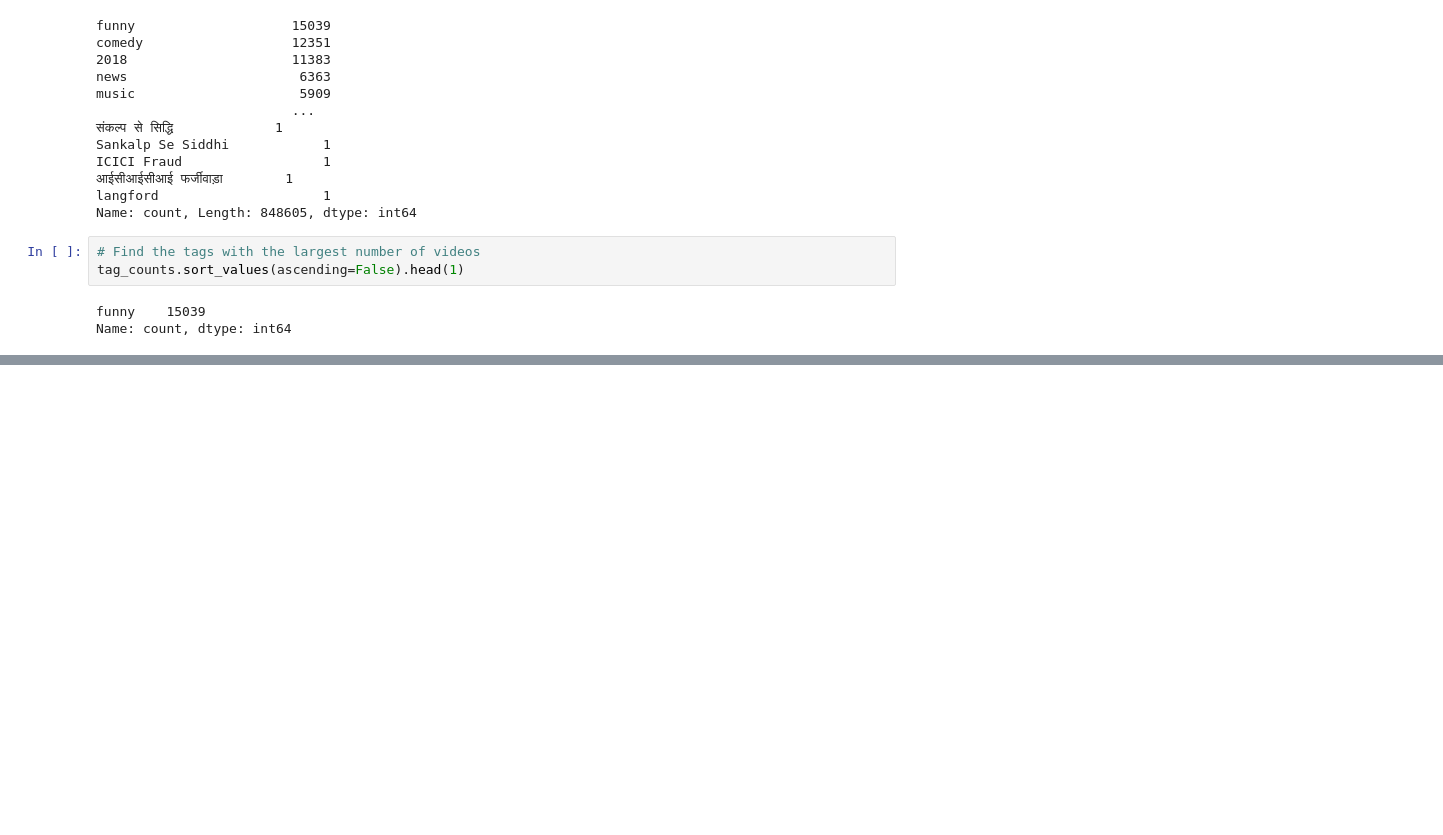
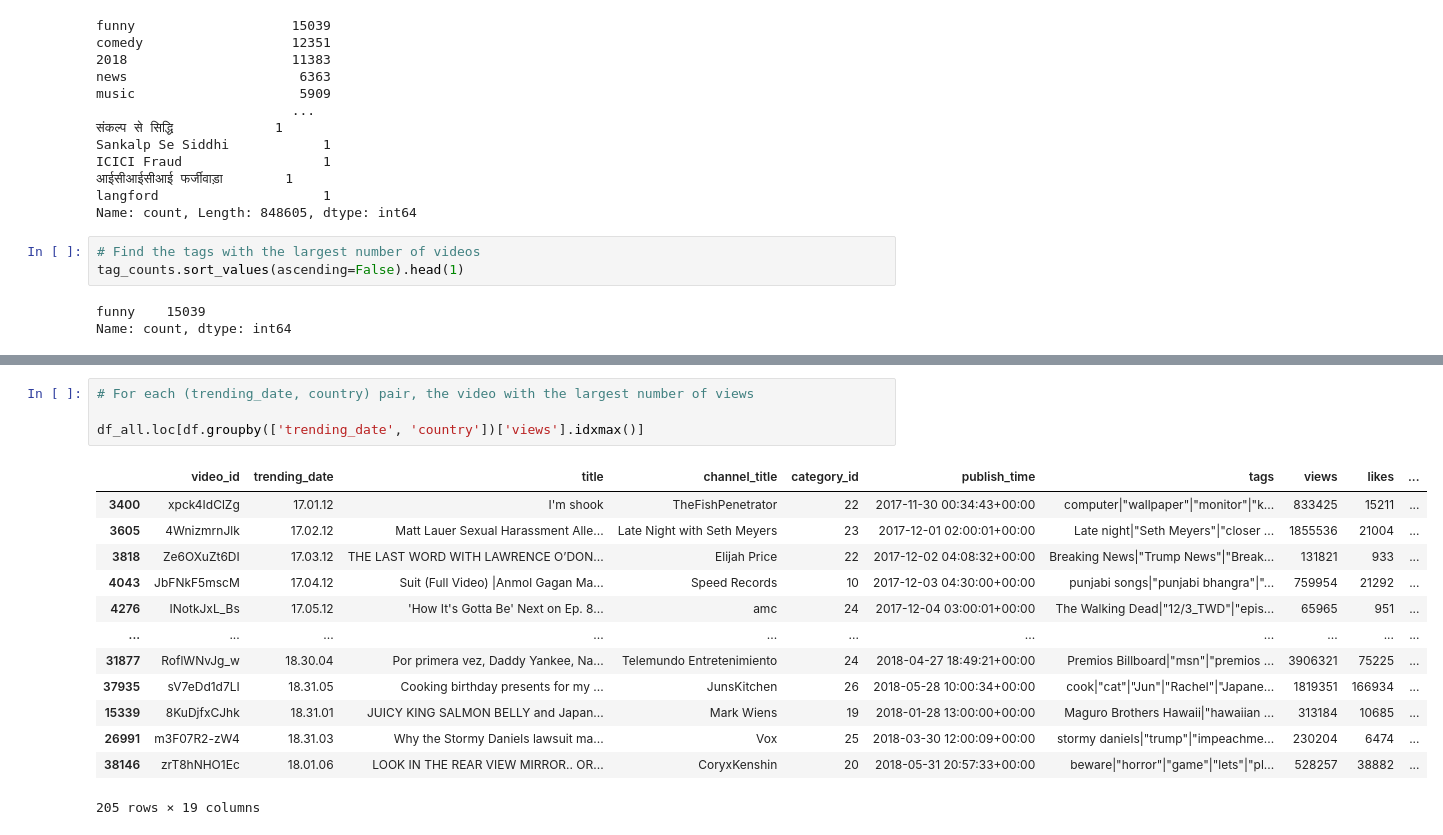
Before and after one commit to SaadUrRehmanBaig/foundation-of-computer-science-project, a Jupyter notebook: FOCS_project.ipynb, the cells around one changed output, grey strips where cells are left out. Cells and saved outputs as stored; diff of their text form; blank space fills up the shorter version.

```diff
--- a/FOCS_project.ipynb
+++ b/FOCS_project.ipynb
@@ -184,0 +211,18 @@ Name: count, dtype: int64
+# %%
+# For each (trending_date, country) pair, the video with the largest number of views
+
+df_all.loc[df.groupby(['trending_date', 'country'])['views'].idxmax()]
+# %% [output]
+|  | video_id | trending_date | title | channel_title | category_id | publish_time | tags | views | likes | ... |
+| 3400 | xpck4IdClZg | 17.01.12 | I'm shook | TheFishPenetrator | 22 | 2017-11-30 00:34:43+00:00 | computer|"wallpaper"|"monitor"|"k... | 833425 | 15211 | ... |
+| 3605 | 4WnizmrnJlk | 17.02.12 | Matt Lauer Sexual Harassment Alle... | Late Night with Seth Meyers | 23 | 2017-12-01 02:00:01+00:00 | Late night|"Seth Meyers"|"closer ... | 1855536 | 21004 | ... |
+| 3818 | Ze6OXuZt6DI | 17.03.12 | THE LAST WORD WITH LAWRENCE O’DON... | Elijah Price | 22 | 2017-12-02 04:08:32+00:00 | Breaking News|"Trump News"|"Break... | 131821 | 933 | ... |
+| 4043 | JbFNkF5mscM | 17.04.12 | Suit (Full Video) |Anmol Gagan Ma... | Speed Records | 10 | 2017-12-03 04:30:00+00:00 | punjabi songs|"punjabi bhangra"|"... | 759954 | 21292 | ... |
+| 4276 | INotkJxL_Bs | 17.05.12 | 'How It's Gotta Be' Next on Ep. 8... | amc | 24 | 2017-12-04 03:00:01+00:00 | The Walking Dead|"12/3_TWD"|"epis... | 65965 | 951 | ... |
+| ... | ... | ... | ... | ... | ... | ... | ... | ... | ... | ... |
+| 31877 | RoflWNvJg_w | 18.30.04 | Por primera vez, Daddy Yankee, Na... | Telemundo Entretenimiento | 24 | 2018-04-27 18:49:21+00:00 | Premios Billboard|"msn"|"premios ... | 3906321 | 75225 | ... |
+| 37935 | sV7eDd1d7LI | 18.31.05 | Cooking birthday presents for my ... | JunsKitchen | 26 | 2018-05-28 10:00:34+00:00 | cook|"cat"|"Jun"|"Rachel"|"Japane... | 1819351 | 166934 | ... |
+| 15339 | 8KuDjfxCJhk | 18.31.01 | JUICY KING SALMON BELLY and Japan... | Mark Wiens | 19 | 2018-01-28 13:00:00+00:00 | Maguro Brothers Hawaii|"hawaiian ... | 313184 | 10685 | ... |
+| 26991 | m3F07R2-zW4 | 18.31.03 | Why the Stormy Daniels lawsuit ma... | Vox | 25 | 2018-03-30 12:00:09+00:00 | stormy daniels|"trump"|"impeachme... | 230204 | 6474 | ... |
+| 38146 | zrT8hNHO1Ec | 18.01.06 | LOOK IN THE REAR VIEW MIRROR.. OR... | CoryxKenshin | 20 | 2018-05-31 20:57:33+00:00 | beware|"horror"|"game"|"lets"|"pl... | 528257 | 38882 | ... |
+205 rows × 19 columns
```
Also changed, not shown: parts of 10 cells of this notebook.
